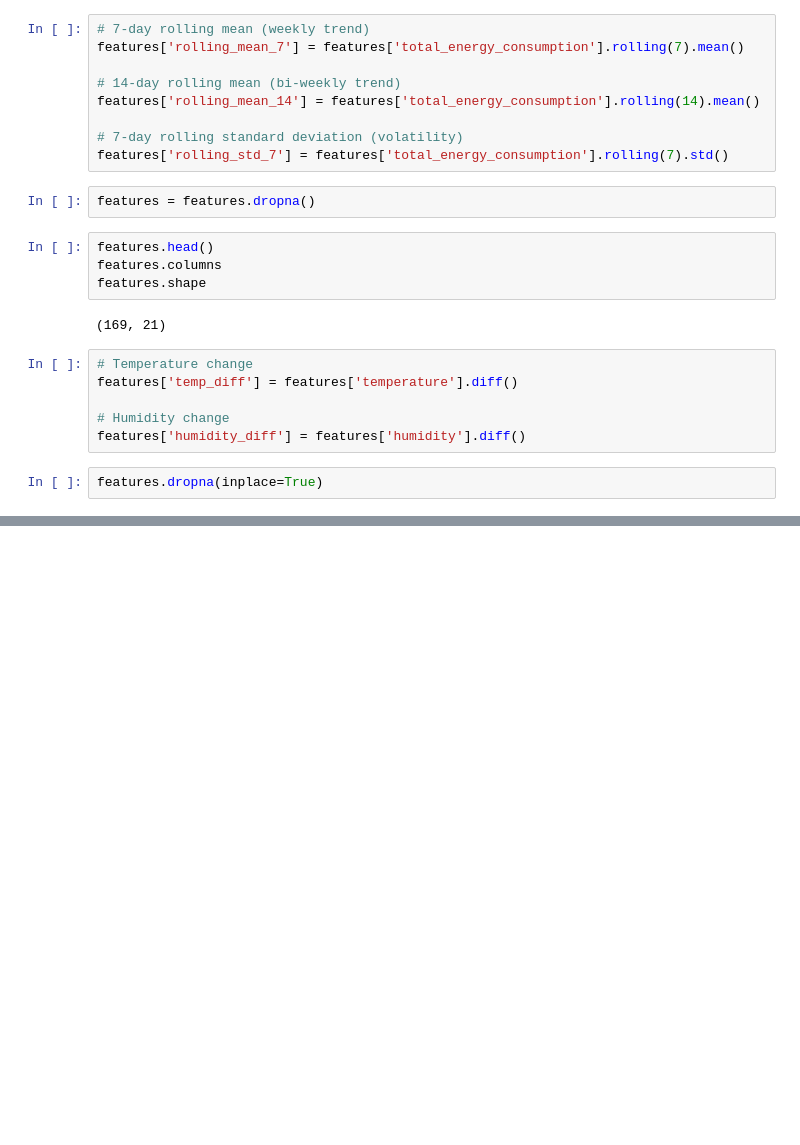
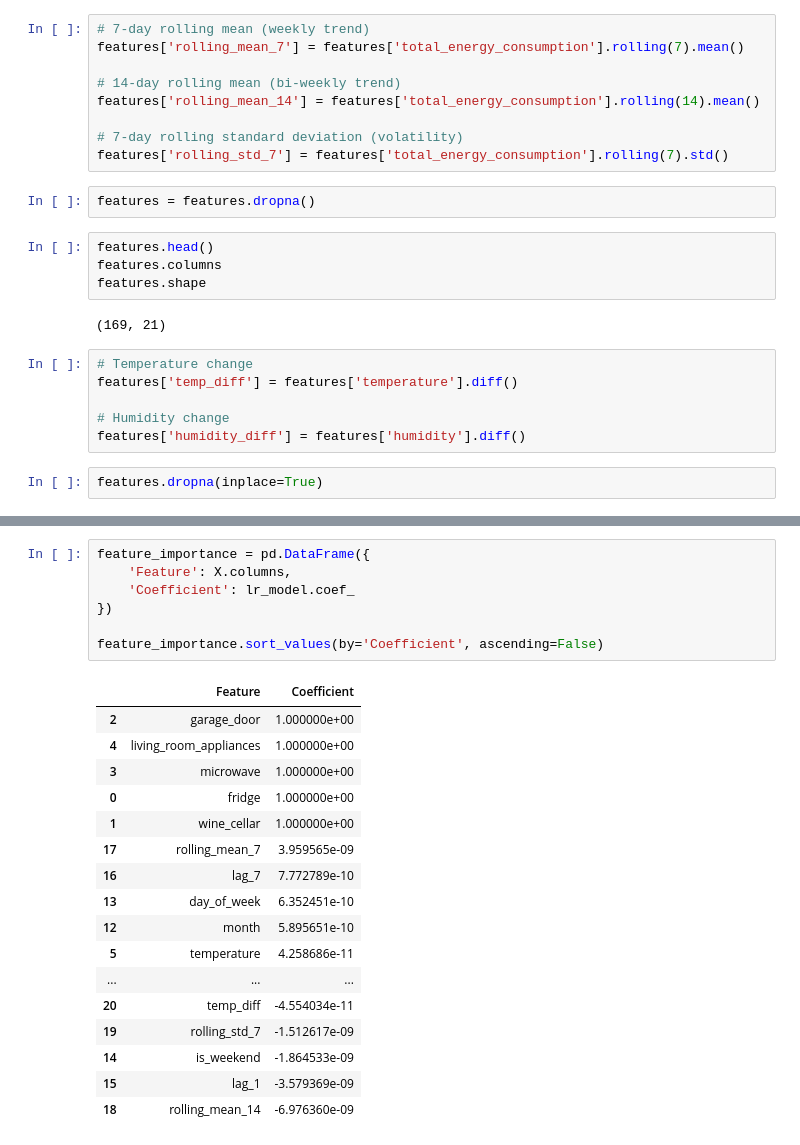
Before and after one commit to NasirAhammed810/Smart-Energy-Consumption-Analysis, a Jupyter notebook: Smart_Energy_Analysis.ipynb, the cells around one changed output, grey strips where cells are left out. Drawn from its saved outputs; the diff is of its cells as text; blank space fills up the shorter version.

```diff
--- a/Smart_Energy_Analysis.ipynb
+++ b/Smart_Energy_Analysis.ipynb
@@ -280,0 +369,25 @@ y = features['total_energy_consumption']
+# %%
+feature_importance = pd.DataFrame({
+    'Feature': X.columns,
+    'Coefficient': lr_model.coef_
+})
+
+feature_importance.sort_values(by='Coefficient', ascending=False)
+# %% [output]
+|  | Feature | Coefficient |
+| 2 | garage_door | 1.000000e+00 |
+| 4 | living_room_appliances | 1.000000e+00 |
+| 3 | microwave | 1.000000e+00 |
+| 0 | fridge | 1.000000e+00 |
+| 1 | wine_cellar | 1.000000e+00 |
+| 17 | rolling_mean_7 | 3.959565e-09 |
+| 16 | lag_7 | 7.772789e-10 |
+| 13 | day_of_week | 6.352451e-10 |
+| 12 | month | 5.895651e-10 |
+| 5 | temperature | 4.258686e-11 |
+| ... | ... | ... |
+| 20 | temp_diff | -4.554034e-11 |
+| 19 | rolling_std_7 | -1.512617e-09 |
+| 14 | is_weekend | -1.864533e-09 |
+| 15 | lag_1 | -3.579369e-09 |
+| 18 | rolling_mean_14 | -6.976360e-09 |
```
Also changed, not shown: parts of 10 cells of this notebook.
